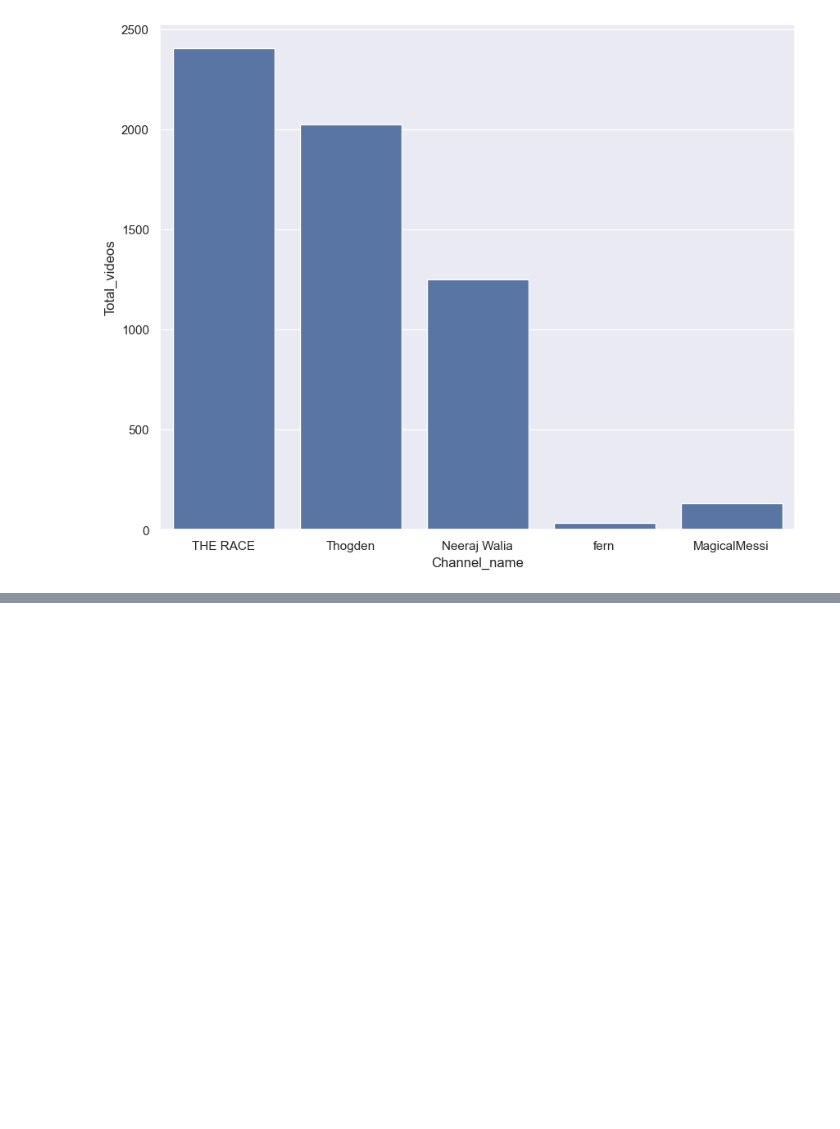
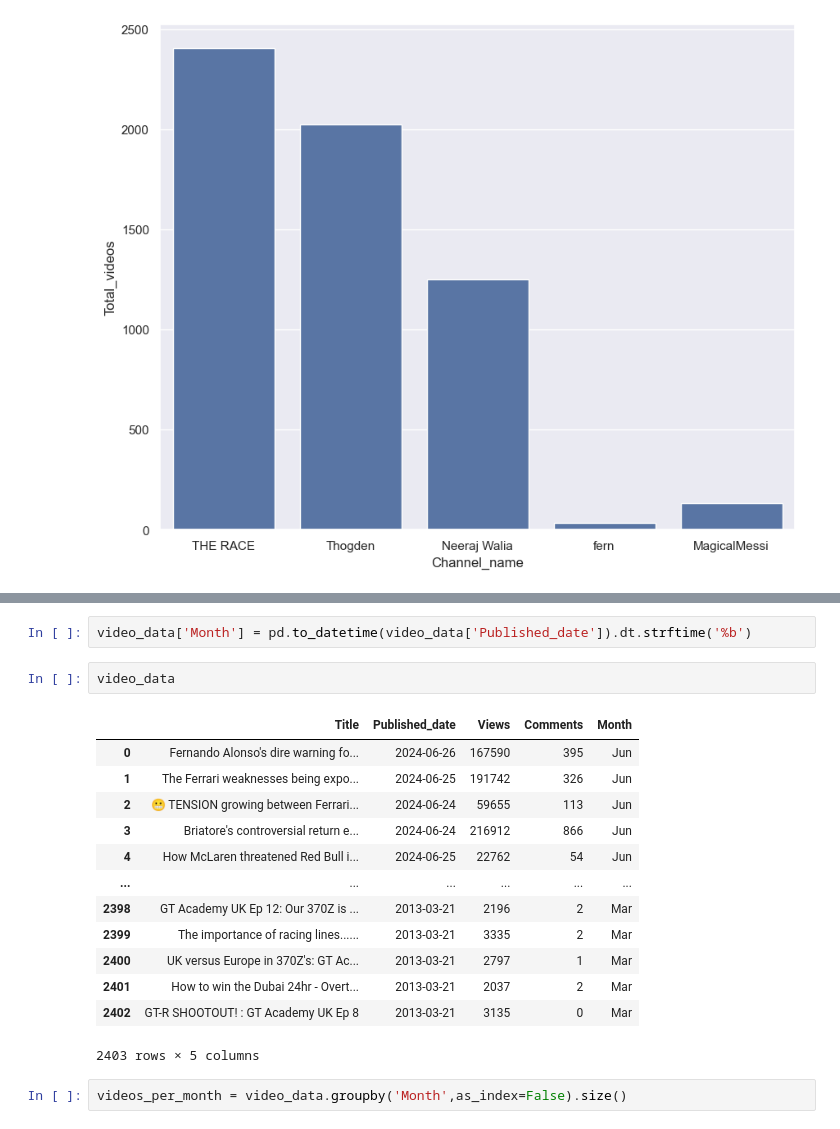
Before and after one commit to Shantanu29kumar/Scapping_Youtube_Data, a Jupyter notebook: YT-Analysis-project.ipynb, the cells around one changed output, grey strips where cells are left out. Cells and saved outputs as stored; diff of their text form; blank space fills up the shorter version.

```diff
--- a/YT-Analysis-project.ipynb
+++ b/YT-Analysis-project.ipynb
@@ -109,0 +278,20 @@ ax = sns.barplot(x='Channel_name',y='Total_videos',data=channel_data)
+# %%
+video_data['Month'] = pd.to_datetime(video_data['Published_date']).dt.strftime('%b')
+# %%
+video_data
+# %% [output]
+|  | Title | Published_date | Views | Comments | Month |
+| 0 | Fernando Alonso's dire warning fo... | 2024-06-26 | 167590 | 395 | Jun |
+| 1 | The Ferrari weaknesses being expo... | 2024-06-25 | 191742 | 326 | Jun |
+| 2 | 😬 TENSION growing between Ferrari... | 2024-06-24 | 59655 | 113 | Jun |
+| 3 | Briatore's controversial return e... | 2024-06-24 | 216912 | 866 | Jun |
+| 4 | How McLaren threatened Red Bull i... | 2024-06-25 | 22762 | 54 | Jun |
+| ... | ... | ... | ... | ... | ... |
+| 2398 | GT Academy UK Ep 12: Our 370Z is ... | 2013-03-21 | 2196 | 2 | Mar |
+| 2399 | The importance of racing lines...... | 2013-03-21 | 3335 | 2 | Mar |
+| 2400 | UK versus Europe in 370Z's: GT Ac... | 2013-03-21 | 2797 | 1 | Mar |
+| 2401 | How to win the Dubai 24hr - Overt... | 2013-03-21 | 2037 | 2 | Mar |
+| 2402 | GT-R SHOOTOUT! : GT Academy UK Ep 8 | 2013-03-21 | 3135 | 0 | Mar |
+2403 rows × 5 columns
+# %%
+videos_per_month = video_data.groupby('Month',as_index=False).size()
```
Also changed, not shown: parts of 26 cells of this notebook, 1 other file.
